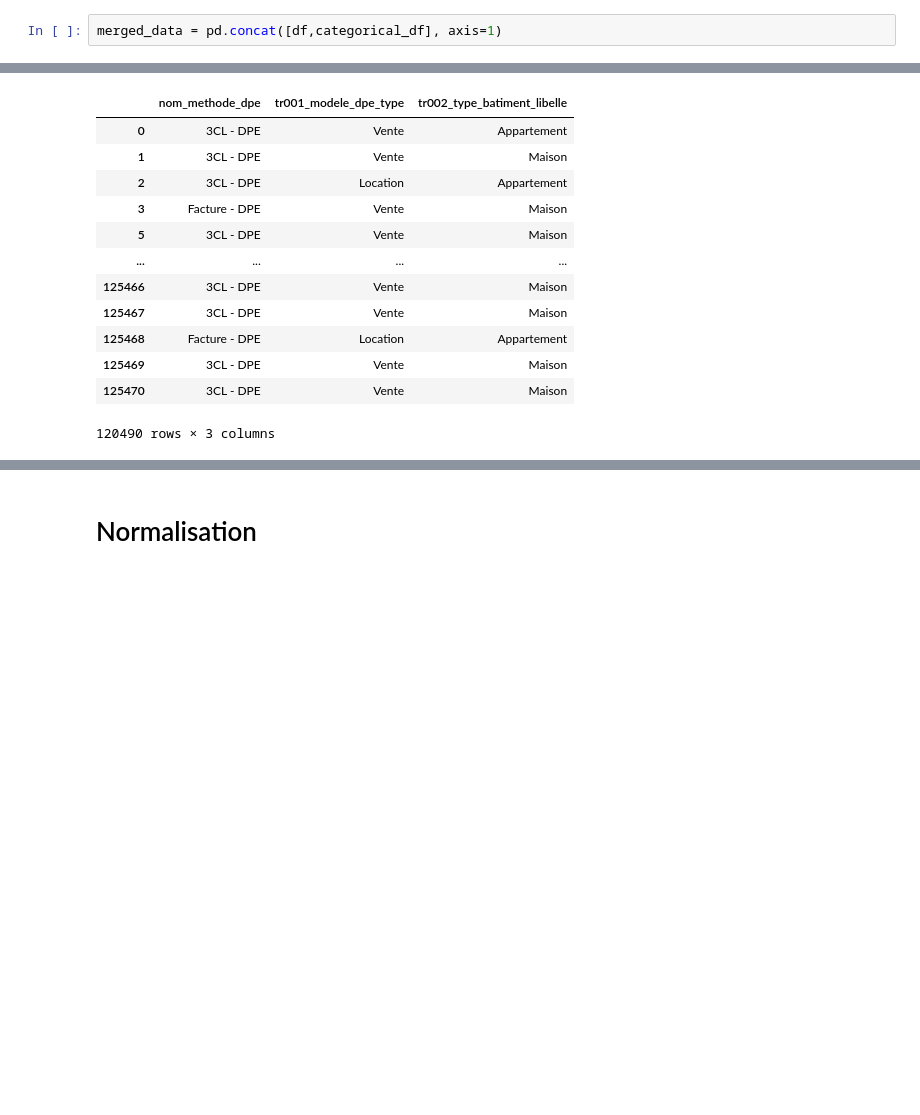
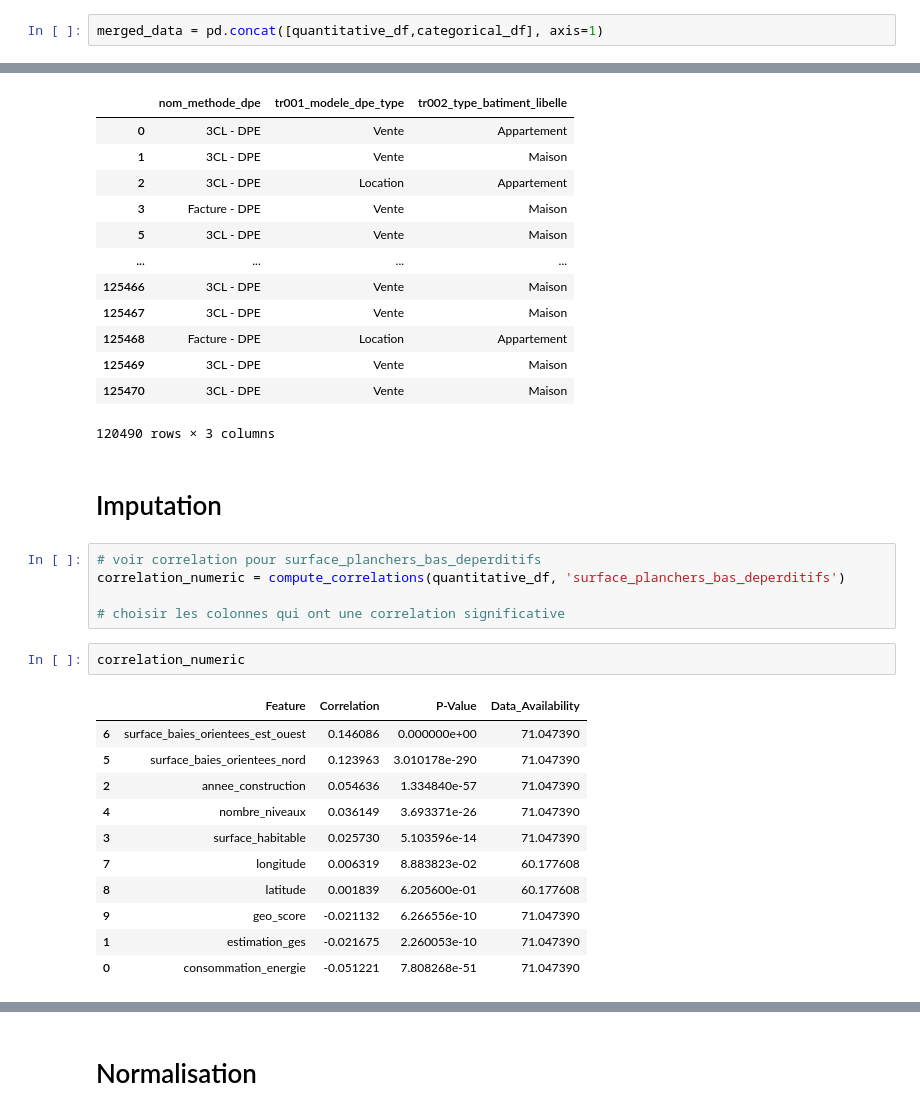
Before and after one commit to BouzelatTarek/DS-Project, a Jupyter notebook: script.ipynb, the cells around one changed output, grey strips where cells are left out. Saved outputs shown, nothing was run; the diff lists cells and outputs as text; blank space fills up the shorter version.

```diff
--- a/script.ipynb
+++ b/script.ipynb
@@ -1152,7 +966,7 @@ compute_categorical_correlations(qualitative_df, quantitative_df['consommation_e
 |  | Feature | Correlation Type | Statistic | P-Value |
 | 0 | tr002_type_batiment_ordre | ANOVA | 2441.799907 | 0.0 |
 # %%
-merged_data = pd.concat([df,categorical_df], axis=1)
+merged_data = pd.concat([quantitative_df,categorical_df], axis=1)
 # %%
 merged_data
 # %% [output]
@@ -1242,3 +1056,24 @@ categorical_df
 | 125469 | 3CL - DPE | Vente | Maison |
 | 125470 | 3CL - DPE | Vente | Maison |
 120490 rows × 3 columns
+# %% [markdown]
+# Imputation
+# %%
+# voir correlation pour surface_planchers_bas_deperditifs
+correlation_numeric = compute_correlations(quantitative_df, 'surface_planchers_bas_deperditifs')
+
+# choisir les colonnes qui ont une correlation significative
+# %%
+correlation_numeric
+# %% [output]
+|  | Feature | Correlation | P-Value | Data_Availability |
+| 6 | surface_baies_orientees_est_ouest | 0.146086 | 0.000000e+00 | 71.047390 |
+| 5 | surface_baies_orientees_nord | 0.123963 | 3.010178e-290 | 71.047390 |
+| 2 | annee_construction | 0.054636 | 1.334840e-57 | 71.047390 |
+| 4 | nombre_niveaux | 0.036149 | 3.693371e-26 | 71.047390 |
+| 3 | surface_habitable | 0.025730 | 5.103596e-14 | 71.047390 |
+| 7 | longitude | 0.006319 | 8.883823e-02 | 60.177608 |
+| 8 | latitude | 0.001839 | 6.205600e-01 | 60.177608 |
+| 9 | geo_score | -0.021132 | 6.266556e-10 | 71.047390 |
+| 1 | estimation_ges | -0.021675 | 2.260053e-10 | 71.047390 |
+| 0 | consommation_energie | -0.051221 | 7.808268e-51 | 71.047390 |
```
Also changed, not shown: parts of 33 cells of this notebook.
